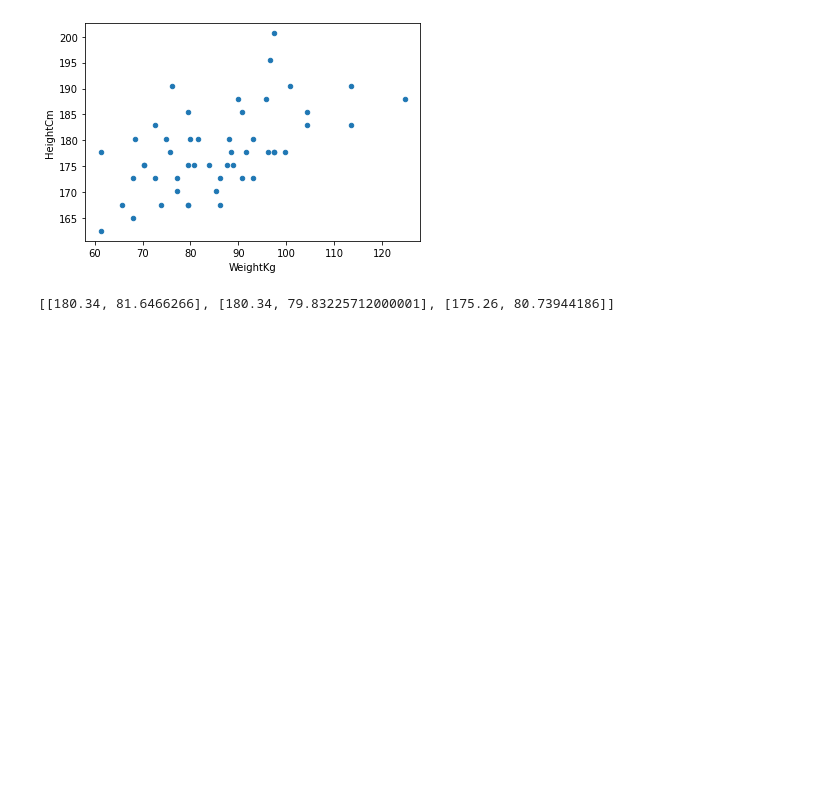
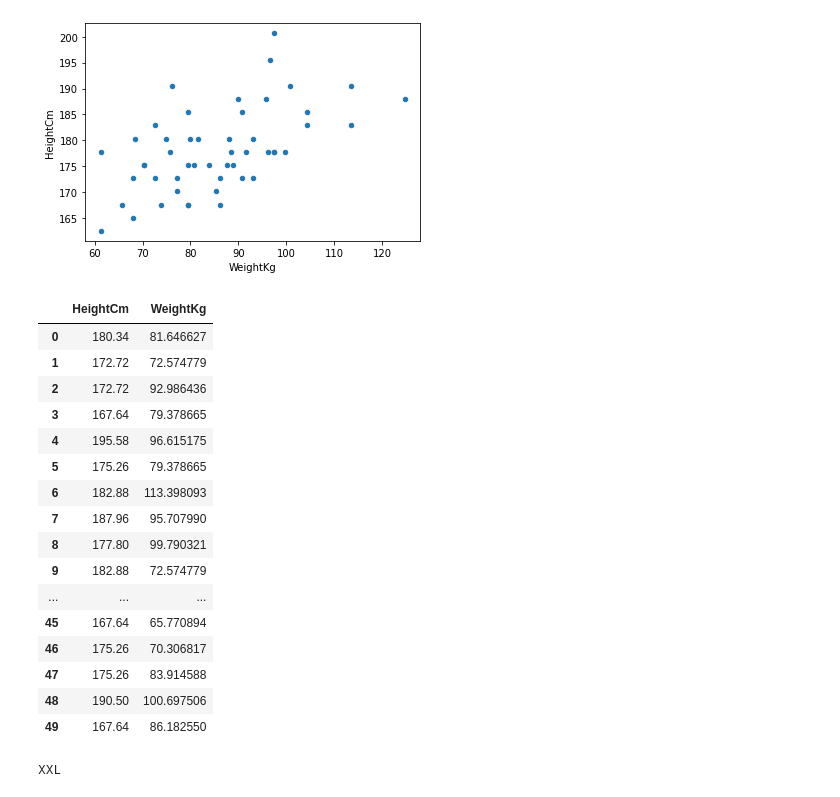
Before and after one commit to GostaCarlstrand/sizes_flask, a Jupyter notebook: project_size.ipynb, the cells around one changed output. Drawn from its saved outputs; the diff is of its cells as text; code cells hidden in the pictures; blank space fills up the shorter version.

```diff
--- a/project_size.ipynb
+++ b/project_size.ipynb
@@ -163,6 +142,26 @@ h_w_df.plot(x='WeightKg', y='HeightCm', kind='scatter')
 # %% [output]
 <AxesSubplot:xlabel='WeightKg', ylabel='HeightCm'>
 [figure]
+# %%
+h_w_df
+# %% [output]
+|  | HeightCm | WeightKg |
+| 0 | 180.34 | 81.646627 |
+| 1 | 172.72 | 72.574779 |
+| 2 | 172.72 | 92.986436 |
+| 3 | 167.64 | 79.378665 |
+| 4 | 195.58 | 96.615175 |
+| 5 | 175.26 | 79.378665 |
+| 6 | 182.88 | 113.398093 |
+| 7 | 187.96 | 95.707990 |
+| 8 | 177.80 | 99.790321 |
+| 9 | 182.88 | 72.574779 |
+| ... | ... | ... |
+| 45 | 167.64 | 65.770894 |
+| 46 | 175.26 | 70.306817 |
+| 47 | 175.26 | 83.914588 |
+| 48 | 190.50 | 100.697506 |
+| 49 | 167.64 | 86.182550 |
 # %%
 from math import sqrt
 
@@ -173,9 +172,6 @@ def euclidean_distance(row1, row2):
         distance += (row1[i] - row2[i])**2
     return sqrt(distance)
 
-df_list = h_w_df.values.tolist()        #Dataframe to list
-
-subject_row = df_list[0]       #Test row
 
 def get_neighbors(train, test_row, num_neighbors):
     dis_values = list()
@@ -185,15 +181,20 @@ def get_neighbors(train, test_row, num_neighbors):
 
 
     dis_values.sort(key=lambda tup: tup[1])
-    #sorted_dis_values = sorted(dis_values, key = float)
-    #sorted_dis_values = sorted(dis_values, key = lambda x:float(x))
     list_neighbors = list()
     for i in range(num_neighbors):
         list_neighbors.append(dis_values[i][0])
     return list_neighbors
 
 
-neighbors = get_neighbors(df_list, subject_row, 3)
-print(neighbors)
+df_list = h_w_df.values.tolist()        #Dataframe to list
+subject_row = df_list[0]       #Test row
+height = float(input("Enter height"))
+weight = float(input("Enter weight"))
+_ = [height, weight]
+temp_person_df = pd.DataFrame({'HeightCm': [height],
+                    'WeightKg' : [weight]})
+h_w_df = pd.concat([h_w_df, temp_person_df], axis=0, ignore_index=True)
+
+#h_w_df = pd.concat(_, axis=0)
+neighbors = get_neighbors(df_list, _, 3)
-# %% [output]
-[[180.34, 81.6466266], [180.34, 79.83225712000001], [175.26, 80.73944186]]
@@ -199,0 +207,13 @@ print(neighbors)
+# %%
+def return_size():
+    person_size_v = 0
+    for person in neighbors_persons:
+        person_size_v += person.size_value
+
+
+    person_size_v /= len(neighbors_persons)     #Get the average size value
+    print(values_sizes[round(person_size_v)])
+
+return_size()
+# %% [output]
+XXL
```
Also changed, not shown: parts of 6 cells of this notebook, 3 other files.
